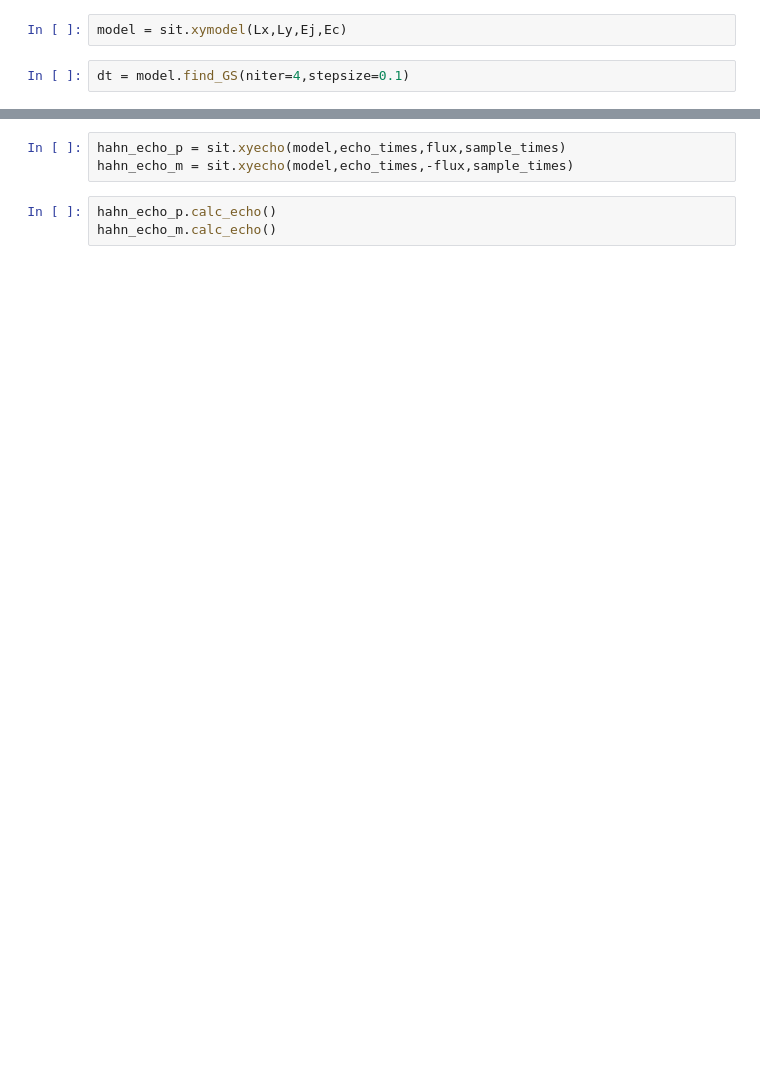
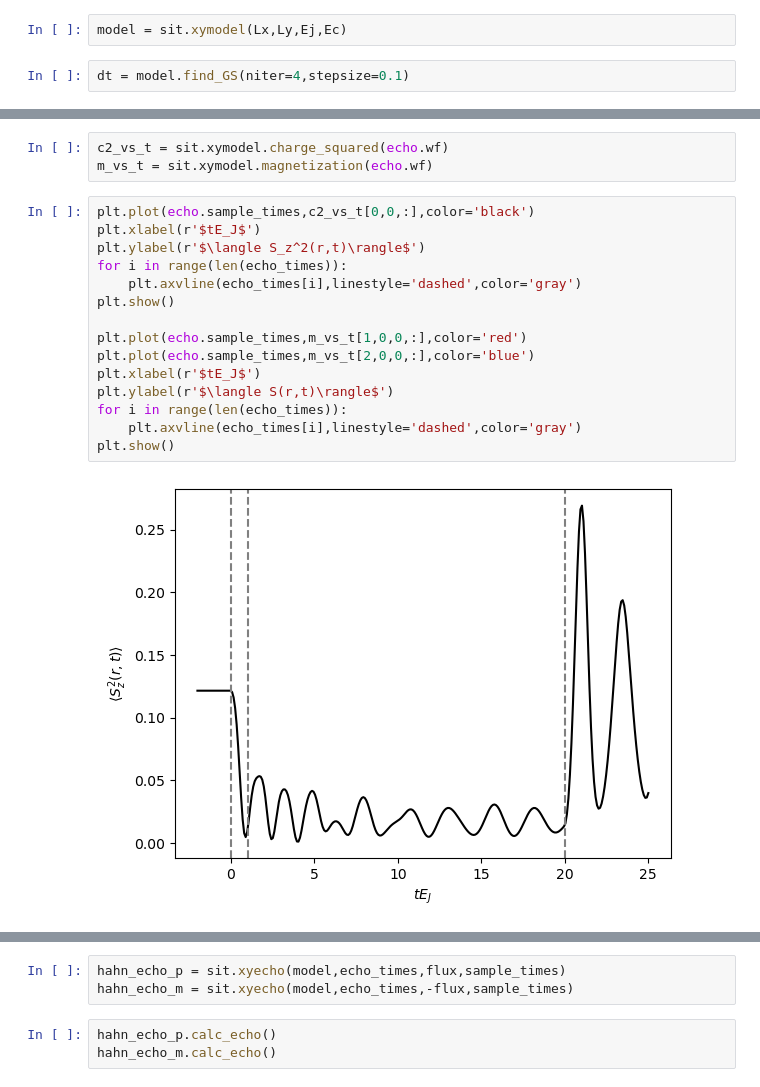
Before and after one commit to j-curtis/QMC_XY_rotor, a Jupyter notebook: testing.ipynb, the cells around one changed output, grey strips where cells are left out. Saved outputs shown, nothing was run; the diff lists cells and outputs as text; blank space fills up the shorter version.

```diff
--- a/testing.ipynb
+++ b/testing.ipynb
@@ -38,0 +72,20 @@ sample_times = np.linspace(-2.,echo_times[-1]+2.,nsample)
+# %%
+c2_vs_t = sit.xymodel.charge_squared(echo.wf)
+m_vs_t = sit.xymodel.magnetization(echo.wf)
+# %%
+plt.plot(echo.sample_times,c2_vs_t[0,0,:],color='black')
+plt.xlabel(r'$tE_J$')
+plt.ylabel(r'$\langle S_z^2(r,t)\rangle$')
+for i in range(len(echo_times)):
+    plt.axvline(echo_times[i],linestyle='dashed',color='gray')
+plt.show()
+
+plt.plot(echo.sample_times,m_vs_t[1,0,0,:],color='red')
+plt.plot(echo.sample_times,m_vs_t[2,0,0,:],color='blue')
+plt.xlabel(r'$tE_J$')
+plt.ylabel(r'$\langle S(r,t)\rangle$')
+for i in range(len(echo_times)):
+    plt.axvline(echo_times[i],linestyle='dashed',color='gray')
+plt.show()
+# %% [output]
+[figure, added]
```
Also changed, not shown: parts of 27 cells of this notebook, 1 other file.
